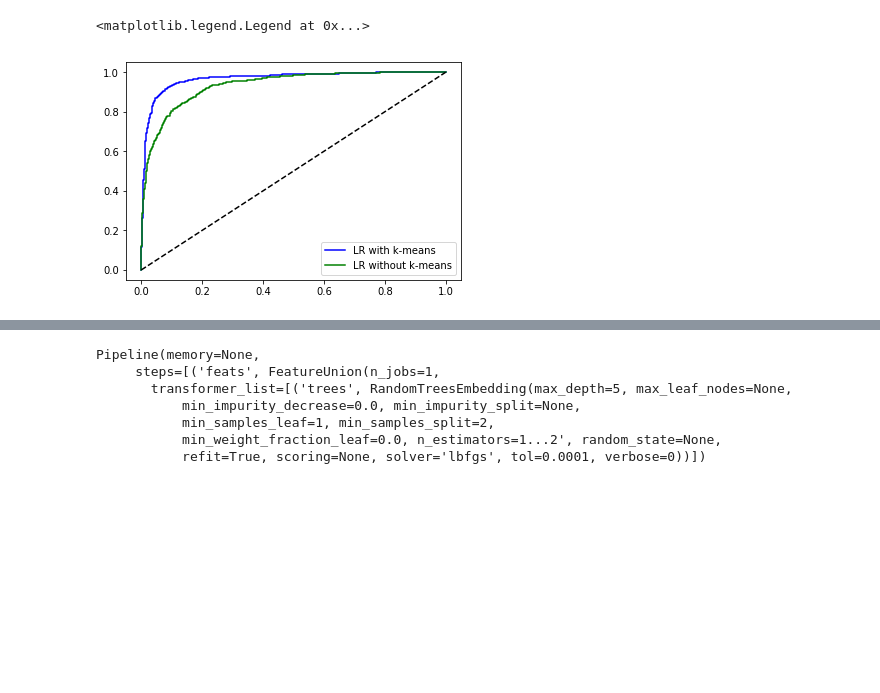
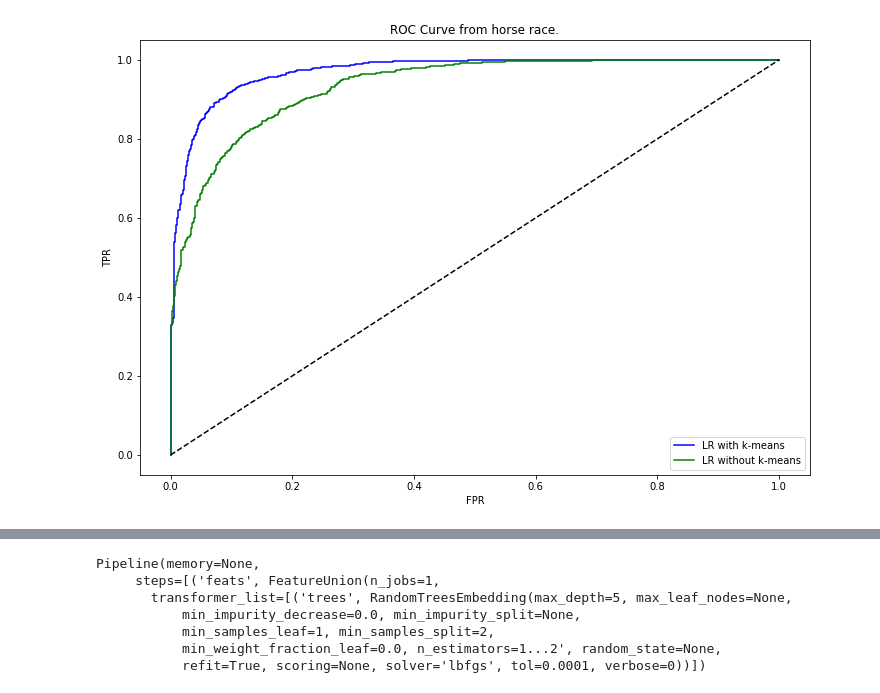
Before and after one commit to davidrosenberg/mlcourse, a Jupyter notebook: Labs/features/vector_quantization.ipynb, the cells around one changed output, grey strips where cells are left out. Drawn from its saved outputs; the diff is of its cells as text; code cells hidden in the pictures; blank space fills up the shorter version.

```diff
--- a/Labs/features/vector_quantization.ipynb
+++ b/Labs/features/vector_quantization.ipynb
@@ -115,19 +128,21 @@ kmeans_voronoi_plot(training_data, training_labels, transforms['kmeans'].cluster
 # %%
 # Plot results
-fig, ax = plt.subplots()
+fig, ax = plt.subplots(figsize=(12,8))
 
 # The model with kmeans
 pipe_preds = pipe.predict_proba(test_data)[:, 1]
 fpr, tpr, _ = roc_curve(test_labels, pipe_preds)
 ax.plot(fpr, tpr, 'b-', label='LR with k-means')
 
 # The model without kmeans
 compare_preds = compare.predict_proba(test_data)[:, 1]
 fpr, tpr, _ = roc_curve(test_labels, compare_preds)
 ax.plot(fpr, tpr, 'g-', label='LR without k-means')
-
+ax.set_ylabel('TPR')
+ax.set_xlabel('FPR')
+ax.set_title('ROC Curve from horse race.')
 plt.plot([0, 1], [0, 1], 'k--')
 plt.legend()
+plt.savefig('figures/two_moons_roc.png')
 # %% [output]
-<matplotlib.legend.Legend at 0x...>
-[figure, old version]
+[figure, new version]
```
Also changed, not shown: parts of 9 cells of this notebook, 22 other files.
